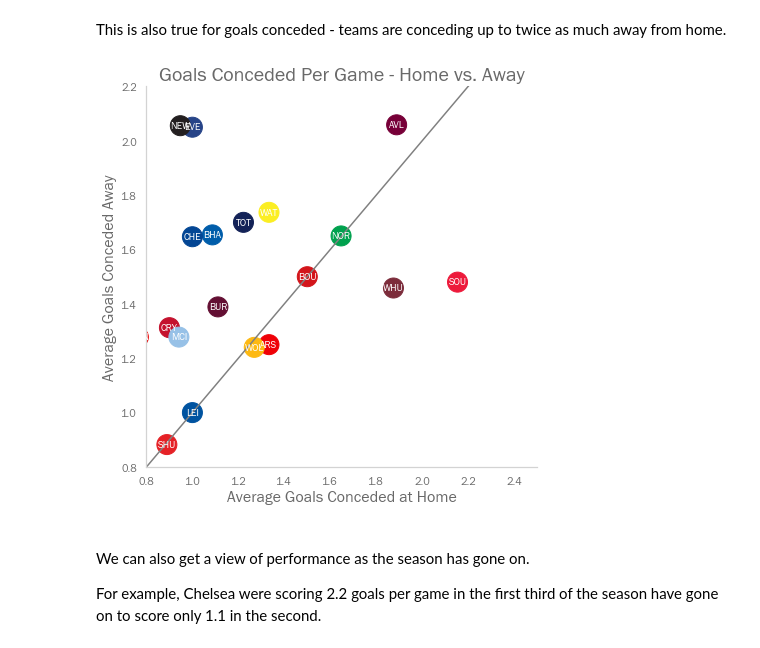
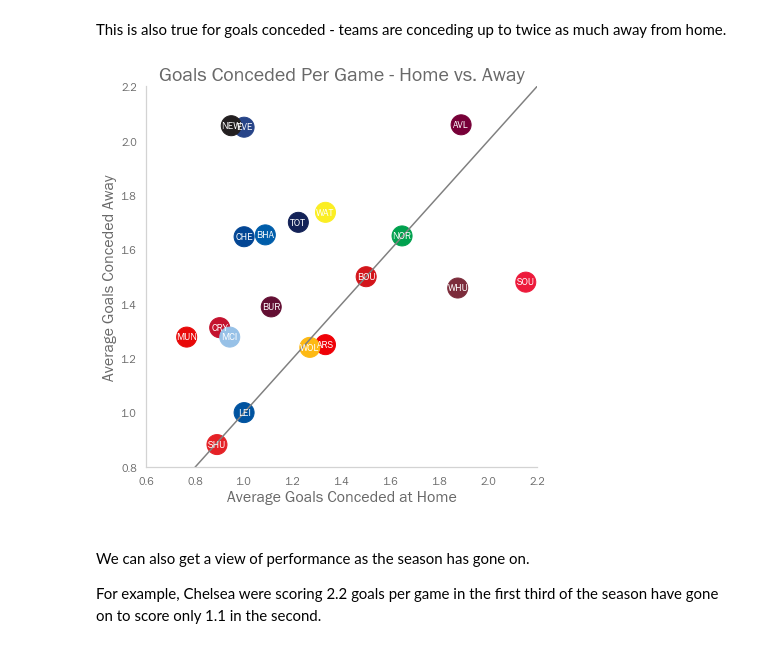
Before and after one commit to calbal91/project-moneyballing-fpl, a Jupyter notebook: 2a. EDA.ipynb, the cells around one changed output. Cells and saved outputs as stored; diff of their text form; code cells hidden in the pictures.

```diff
--- a/2a. EDA.ipynb
+++ b/2a. EDA.ipynb
@@ -1065,15 +1065,15 @@ This is also true for goals conceded - teams are conceding up to twice as much a
 # %%
 team_scatter(team_df_generator('Home')['GoalsConceded'],
              team_df_generator('Away')['GoalsConceded'],
              size=(7,7),
              xlabel='Average Goals Conceded at Home',
              ylabel='Average Goals Conceded Away',
              title='Goals Conceded Per Game - Home vs. Away')
 plt.plot([0,3],[0,3], color='grey')
-plt.xlim(0.8,2.5)
+plt.xlim(0.6,2.2)
 plt.ylim(0.8,2.2);
 # %% [output]
-[figure, old version]
+[figure, new version]
 # %% [markdown]
 We can also get a view of performance as the season has gone on.
 
```
Also changed, not shown: 5 other files.
